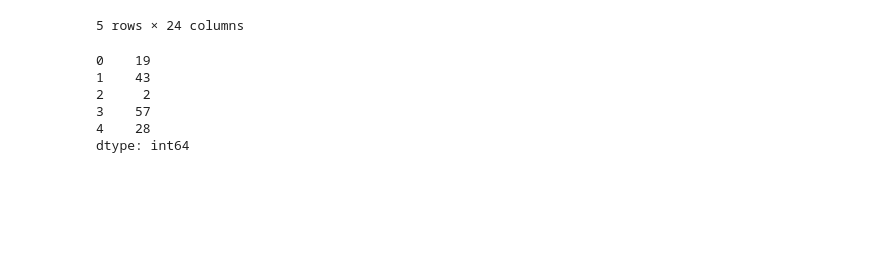
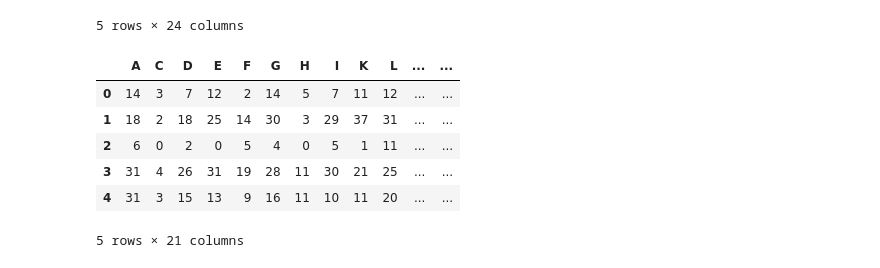
Before and after one commit to c-wilson04/CMSC345Project, a Jupyter notebook: FeatureDiscovery.ipynb, the cells around one changed output. Saved outputs shown, nothing was run; the diff lists cells and outputs as text; code cells hidden in the pictures; blank space fills up the shorter version.

```diff
--- a/FeatureDiscovery.ipynb
+++ b/FeatureDiscovery.ipynb
@@ -142,11 +142,13 @@ pd.concat([temp, temp2], axis=1)
 | 4 | MSDQQQPPVYKIALGIEYDGSKYYGWQRQNEVR... | RNA | <Bio.SeqUtils.ProtParam.ProteinAn... | 30399.2510 | 31 | 3 | 15 | 13 | 9 | 16 | ... |
 5 rows × 24 columns
 # %%
-temp2["D"] + temp2["E"]
+temp2["work"] = temp2["D"] + temp2["E"]
+temp2
 # %% [output]
+|  | A | C | D | E | F | G | H | I | K | L | ... | ... |
+| 0 | 14 | 3 | 7 | 12 | 2 | 14 | 5 | 7 | 11 | 12 | ... | ... |
+| 1 | 18 | 2 | 18 | 25 | 14 | 30 | 3 | 29 | 37 | 31 | ... | ... |
+| 2 | 6 | 0 | 2 | 0 | 5 | 4 | 0 | 5 | 1 | 11 | ... | ... |
+| 3 | 31 | 4 | 26 | 31 | 19 | 28 | 11 | 30 | 21 | 25 | ... | ... |
+| 4 | 31 | 3 | 15 | 13 | 9 | 16 | 11 | 10 | 11 | 20 | ... | ... |
-0    19
-1    43
-2     2
-3    57
-4    28
-dtype: int64
+5 rows × 21 columns
```
Also changed, not shown: parts of 10 cells of this notebook, 1 other file.
